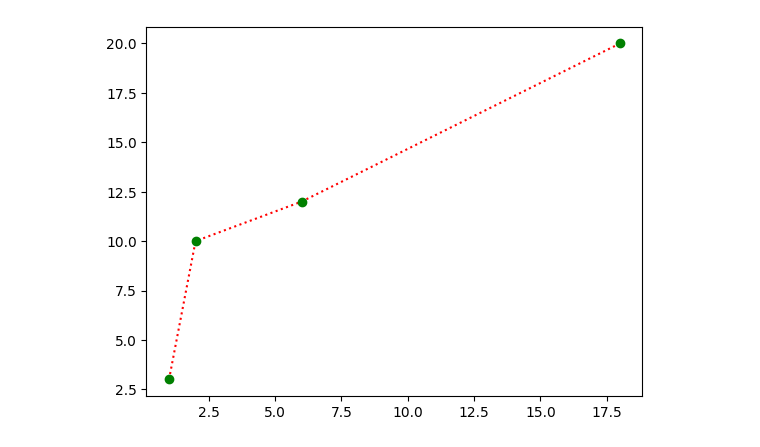
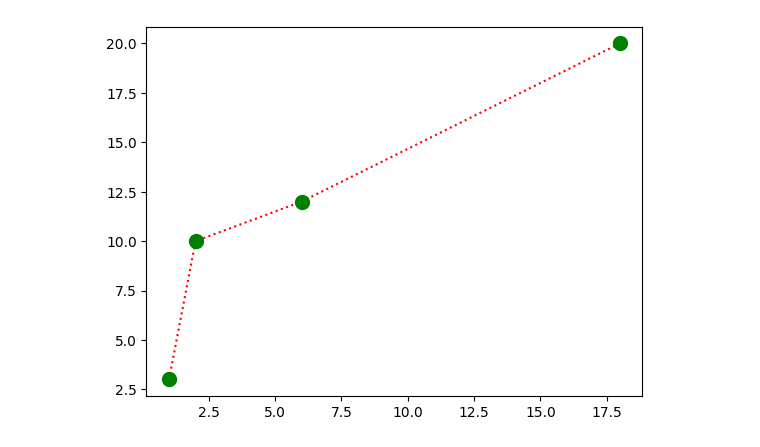
Before and after one commit to anandu-pn/S3, a Jupyter notebook: Data Science/exercise3.ipynb, the cells around one changed output. Drawn from its saved outputs; the diff is of its cells as text; code cells hidden in the pictures.

```diff
--- a/Data Science/exercise3.ipynb
+++ b/Data Science/exercise3.ipynb
@@ -6,8 +6,8 @@ import matplotlib.pyplot as plt
 # %%
 #qn 1
 x1=np.array([1,2,6,18])
 y1=np.array([3,10,12,20])
-plt.plot(x1,y1,'ro:',markerfacecolor='green',markeredgecolor='green',)
+plt.plot(x1,y1,'ro:',markerfacecolor='green',markeredgecolor='green',markersize=10)
 plt.show()
 # %% [output]
-[figure, old version]
+[figure, new version]
```
Also changed, not shown: parts of 5 cells of this notebook, 1 other file.
